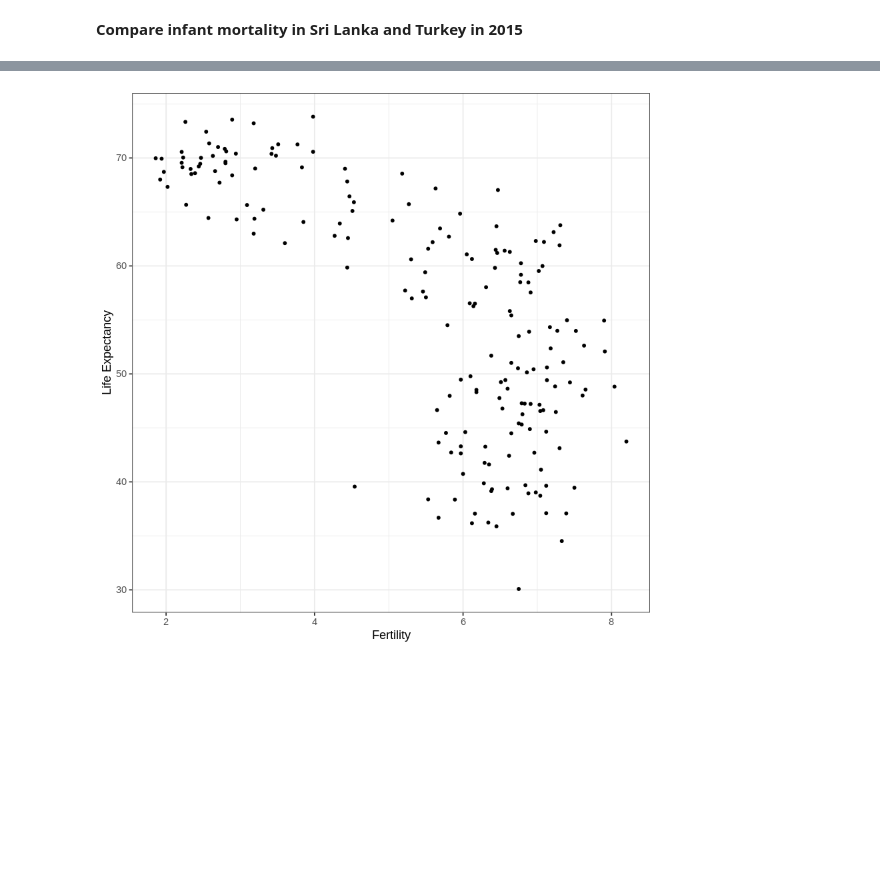
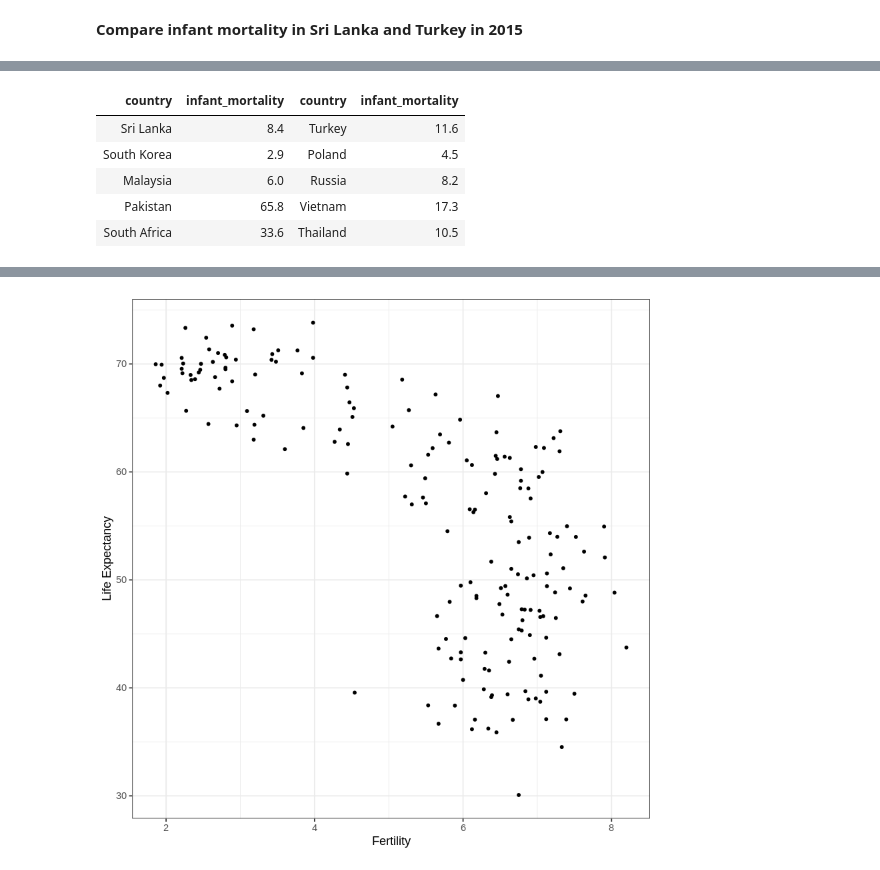
Before and after one commit to ashudva/Case_Studies, a Jupyter notebook: Gapminder/Gapminder.ipynb, the cells around one changed output, grey strips where cells are left out. Cells and saved outputs as stored; diff of their text form; code cells hidden in the pictures; blank space fills up the shorter version.

```diff
--- a/Gapminder/Gapminder.ipynb
+++ b/Gapminder/Gapminder.ipynb
@@ -48,0 +90,19 @@ gapminder %>%
+# %%
+countries <- c("Sri Lanka","Turkey","Poland","South Korea","Malaysia","Russia","Pakistan","Vietnam","Thailand","South Africa")
+mortality <- data.frame()
+for (i in seq(1,10,2)) {
+    mortality1 <- gapminder %>%
+        filter(year == 2015 & country %in% countries[c(i,i+1)]) %>%
+        select(country, infant_mortality)
+    mortality1 <- cbind(mortality1[1,], mortality1[2,])
+    mortality1 <- mortality1[-2,]
+    mortality <- rbind.data.frame(mortality,mortality1)
+}
+mortality
+# %% [output]
+| country | infant_mortality | country | infant_mortality |
+| Sri Lanka | 8.4 | Turkey | 11.6 |
+| South Korea | 2.9 | Poland | 4.5 |
+| Malaysia | 6.0 | Russia | 8.2 |
+| Pakistan | 65.8 | Vietnam | 17.3 |
+| South Africa | 33.6 | Thailand | 10.5 |
```
Also changed, not shown: parts of 5 cells of this notebook, 3 other files.
